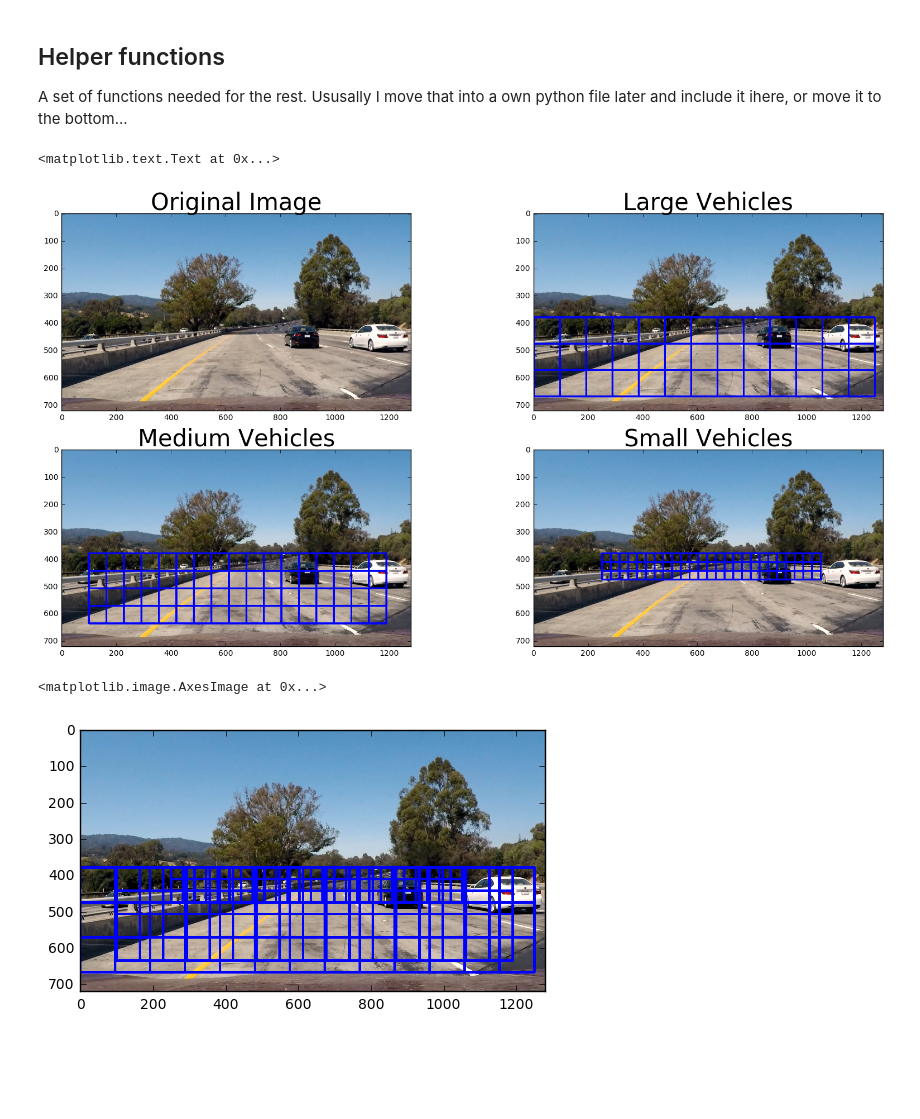
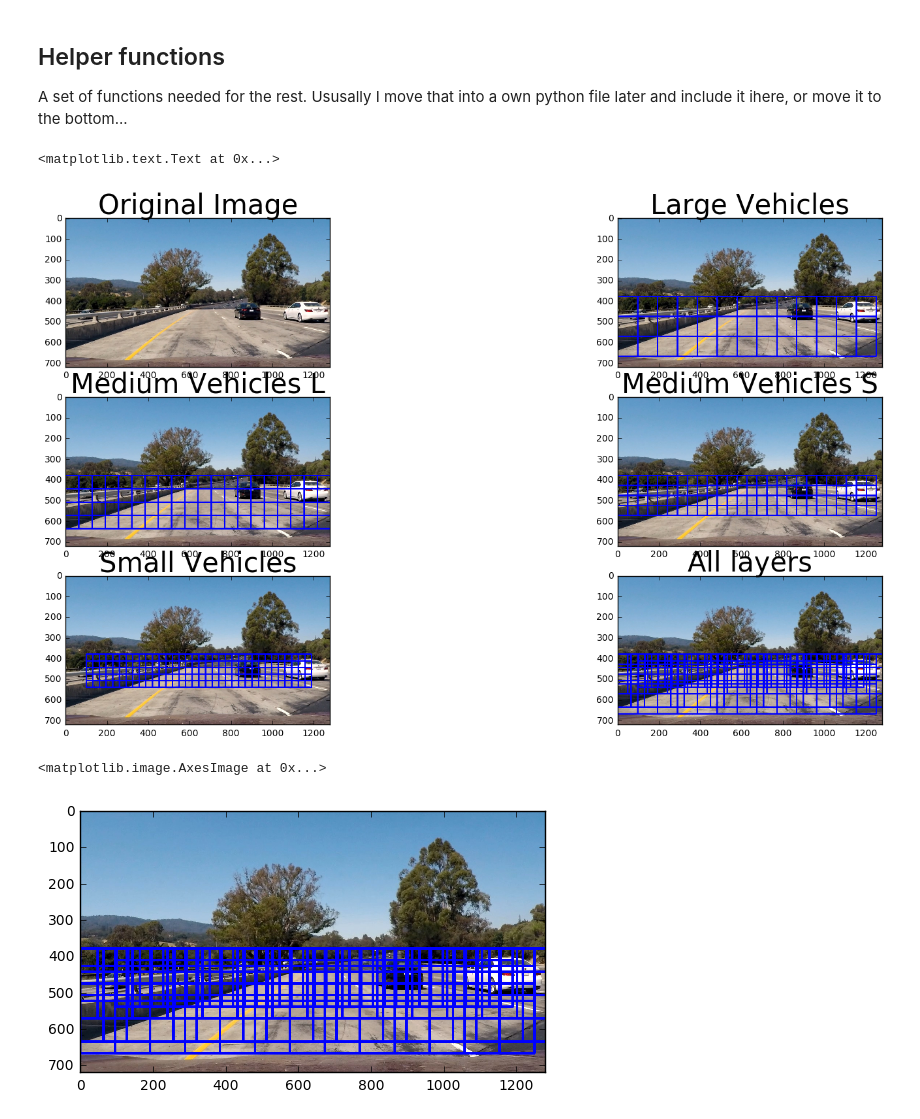
Before and after one commit to joergsimon/SDCND-Term1-Vehicle-Detection-and-Tracking, a Jupyter notebook: experiments/Sliding Window & Pipline Experiments.ipynb, the cells around one changed output. Drawn from its saved outputs; the diff is of its cells as text; code cells hidden in the pictures; blank space fills up the shorter version.

Commit message:
changed sliding window grids and other minor adiptions

```diff
--- a/experiments/Sliding Window & Pipline Experiments.ipynb
+++ b/experiments/Sliding Window & Pipline Experiments.ipynb
@@ -42,45 +42,62 @@ def slide_window(img, x_start_stop=[None, None], y_start_stop=[None, None],
 # %%
 import matplotlib.pyplot as plt
 import matplotlib.image as mpimg
 %matplotlib inline
 
 image = mpimg.imread('../test_images/test1.jpg')
-f, axarr = plt.subplots(2, 2, figsize=(20,10))
+f, axarr = plt.subplots(3, 2, figsize=(20,10))
 
 axarr[0, 0].imshow(image)
 axarr[0, 0].set_title('Original Image', fontsize=30)
 
 layer1 = slide_window(image, y_start_stop=[380, None], xy_window=(192,192))
 l1img = draw_boxes(image, layer1)
 
 axarr[0, 1].imshow(l1img)
 axarr[0, 1].set_title('Large Vehicles', fontsize=30)
 
-layer2 = slide_window(image, y_start_stop=[380, 650], x_start_stop=[100, 1200], xy_window=(128,128))
+layer2 = slide_window(image, y_start_stop=[380, 650], xy_window=(128,128))
 l2img = draw_boxes(image, layer2)
 
 axarr[1, 0].imshow(l2img)
-axarr[1, 0].set_title('Medium Vehicles', fontsize=30)
+axarr[1, 0].set_title('Medium Vehicles L', fontsize=30)
 
-layer3 = slide_window(image, y_start_stop=[380, 500], x_start_stop=[250, 1050], xy_window=(64,64))
+layer3 = slide_window(image, y_start_stop=[380, 600], xy_window=(96,96))
 l3img = draw_boxes(image, layer3)
 
 axarr[1, 1].imshow(l3img)
-axarr[1, 1].set_title('Small Vehicles', fontsize=30)
+axarr[1, 1].set_title('Medium Vehicles S', fontsize=30)
+
+layer4 = slide_window(image, y_start_stop=[380, 550], x_start_stop=[100, 1200], xy_window=(64,64))
+l4img = draw_boxes(image, layer4)
+
+axarr[2, 0].imshow(l4img)
+axarr[2, 0].set_title('Small Vehicles', fontsize=30)
+
+layer1 = slide_window(image, y_start_stop=[380, None], xy_window=(192,192))
+layer2 = slide_window(image, y_start_stop=[380, 650], xy_window=(128,128))
+layer3 = slide_window(image, y_start_stop=[380, 600], xy_window=(96,96))
+layer4 = slide_window(image, y_start_stop=[380, 550], x_start_stop=[100, 1200], xy_window=(64,64))
+all_layers = layer1 + layer2 + layer3 + layer4
+all_layer_img = draw_boxes(image, all_layers)
+
+axarr[2, 1].imshow(all_layer_img)
+axarr[2, 1].set_title('All layers', fontsize=30)
 # %% [output]
 <matplotlib.text.Text at 0x...>
-[figure, old version]
+[figure, new version]
 # %%
 layer1 = slide_window(image, y_start_stop=[380, None], xy_window=(192,192))
-layer2 = slide_window(image, y_start_stop=[380, 650], x_start_stop=[100, 1200], xy_window=(128,128))
-layer3 = slide_window(image, y_start_stop=[380, 500], x_start_stop=[250, 1050], xy_window=(64,64))
-all_layers = layer1 + layer2 + layer3
+layer2 = slide_window(image, y_start_stop=[380, 650], xy_window=(128,128))
+layer3 = slide_window(image, y_start_stop=[380, 600], xy_window=(96,96))
+layer4 = slide_window(image, y_start_stop=[380, 550], x_start_stop=[100, 1200], xy_window=(64,64))
+all_layers = layer1 + layer2 + layer3 + layer4
 
 all_img = draw_boxes(image, all_layers)
 plt.imshow(all_img)
 # %% [output]
 <matplotlib.image.AxesImage at 0x...>
-[figure, old version]
+[figure, new version]
 # %%
 def search_windows(img, windows, clf, scaler, color_space='RGB',
                     spatial_size=(32, 32), hist_bins=32,
```
Also changed, not shown: 3 other files.
